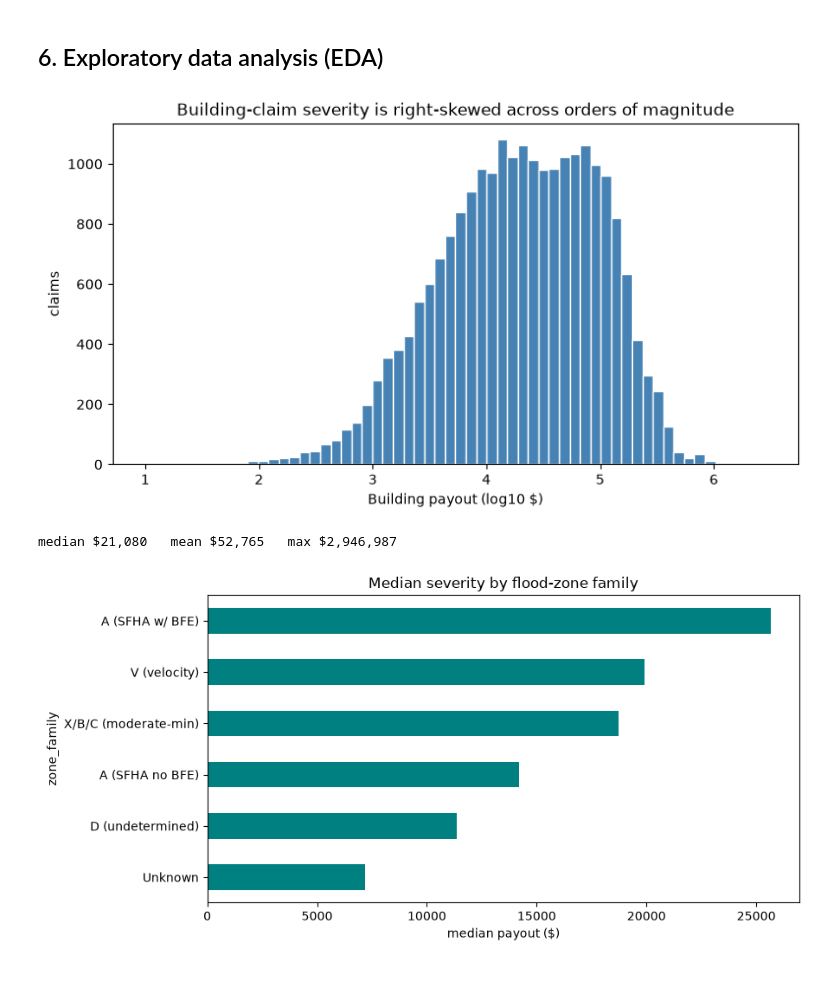
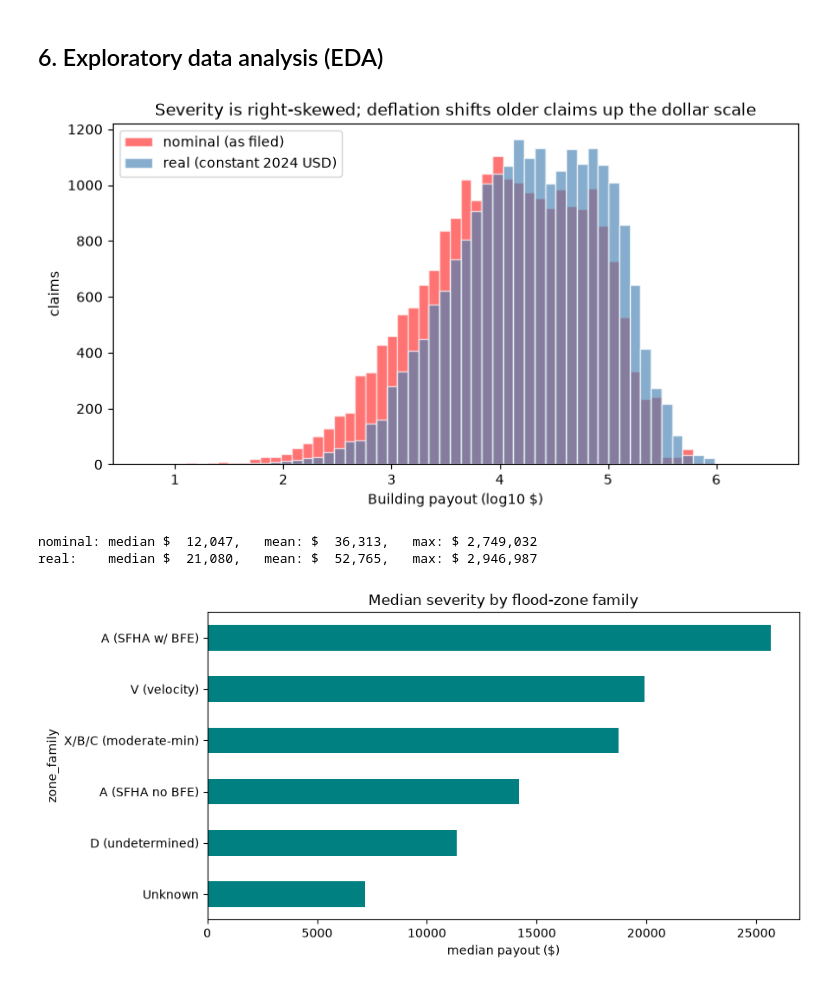
Before and after one commit to ytterbiu/smm284-AML-FIMA-flood-severity-g09, a Jupyter notebook: BE_notes.ipynb, the cells around one changed output. Cells and saved outputs as stored; diff of their text form; code cells hidden in the pictures.

```diff
--- a/BE_notes.ipynb
+++ b/BE_notes.ipynb
@@ -362,7 +362,7 @@ def build_sample(target_rows: int = 30_000, seed: int = 284) -> Path:
 # True  -> ~30k-row representative slice: fast, for testing the pipeline
 #          end-to-end before leaving the tuning to run
 # False -> full dataset (~2.7M rows): the real run
-USE_SAMPLE = True
+USE_SAMPLE = False
 
 # BE note: at Bayes library the full download takes ~15.4 seconds
 
@@ -505,3 +504,11 @@ A06       526
 A08       497
 A07       465
 Name: count, dtype: str
+# %%
+cols = ["elevationDifference", "baseFloodElevation", "lowestFloorElevation", "lowestAdjacentGrade"]
+full = pd.read_parquet(RAW_PARQUET, columns=cols, engine="pyarrow")
+for c in cols:
+    v = pd.to_numeric(full[c], errors="coerce")
+    print(f"{c:32s} missing {v.isna().mean():5.1%}   "
+          f"min {v.min():>10,.1f}   max {v.max():>10,.1f}   |v|>=9990: {(v.abs() >= 9990).sum():,}")
+    print("   largest:", v.nlargest(3).round(1).tolist(), "  smallest:", v.nsmallest(3).round(1).tolist())
@@ -755,21 +771,50 @@ Median real severity: $21,080 (2024 USD)
 # %%
 # EDA
 # payout distribution is right-skewed -> log-link
-pos = model_df["amountPaidOnBuildingClaim"]
-plt.hist(np.log10(pos), bins=60, color="steelblue", edgecolor="white")
+# Real (2024 USD) vs nominal on the SAME axes.
+# deflation shifts the older, smaller-dollar claims up and tightens the left
+# tail. The skew survives in both
+real = model_df["amountPaidOnBuildingClaim"]
+nominal = model_df["amountPaidOnBuildingClaim_nominal"]
+
+bins = np.linspace(
+    np.log10(min(real.min(), nominal.min())),
+    np.log10(max(real.max(), nominal.max())),
+    60,
+)
+plt.hist(
+    np.log10(nominal),
+    bins=bins,
+    color="red",
+    alpha=0.55,
+    edgecolor="white",
+    label="nominal (as filed)",
+)
+plt.hist(
+    np.log10(real),
+    bins=bins,
+    color="steelblue",
+    alpha=0.65,
+    edgecolor="white",
+    label="real (constant 2024 USD)",
+)
 plt.xlabel("Building payout (log10 $)")
 plt.ylabel("claims")
-plt.title("Building-claim severity is right-skewed across orders of magnitude")
+plt.title("Severity is right-skewed; deflation shifts older claims up the dollar scale")
+plt.legend()
 plt.show()
-print(f"median ${pos.median():,.0f}   mean ${pos.mean():,.0f}   max ${pos.max():,.0f}")
 
-# NOTE: is this not just a replication of the figure above?
-# Or now it's with inflation taken into account?
-# Could this be made more powerful by comparing the two histograms
-# (one with and one without inflation on the same axes?)
+print(f"nominal: median ${nominal.median():>8,.0f},", end="   ")
+print(f"mean: ${nominal.mean():>8,.0f},", end="   ")
+print(f"max: ${nominal.max():>10,.0f}")
+
+print(f"real:    median ${real.median():>8,.0f},", end="   ")
+print(f"mean: ${real.mean():>8,.0f},", end="   ")
+print(f"max: ${real.max():>10,.0f}")
 # %% [output]
-[figure, old version]
+[figure, new version]
-median $21,080   mean $52,765   max $2,946,987
+nominal: median $  12,047,   mean: $  36,313,   max: $ 2,749,032
+real:    median $  21,080,   mean: $  52,765,   max: $ 2,946,987
 # %%
 # median severity by flood-zone family
 # the legacy zone scheme captures *some* signal (our baseline)
```
Also changed, not shown: parts of 19 cells of this notebook, 3 other files.
